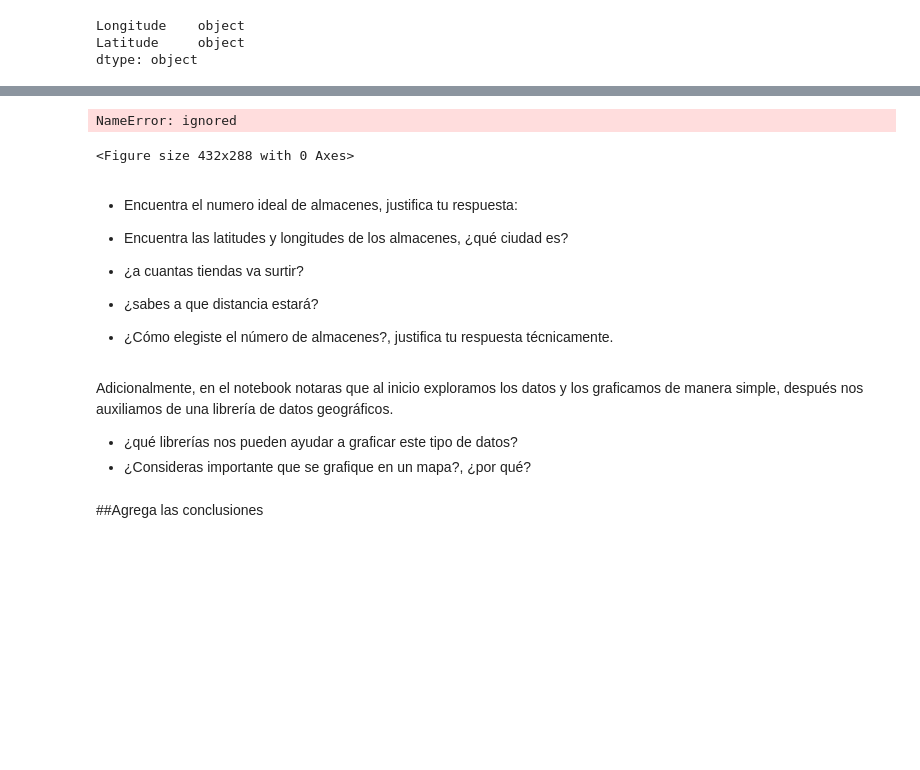
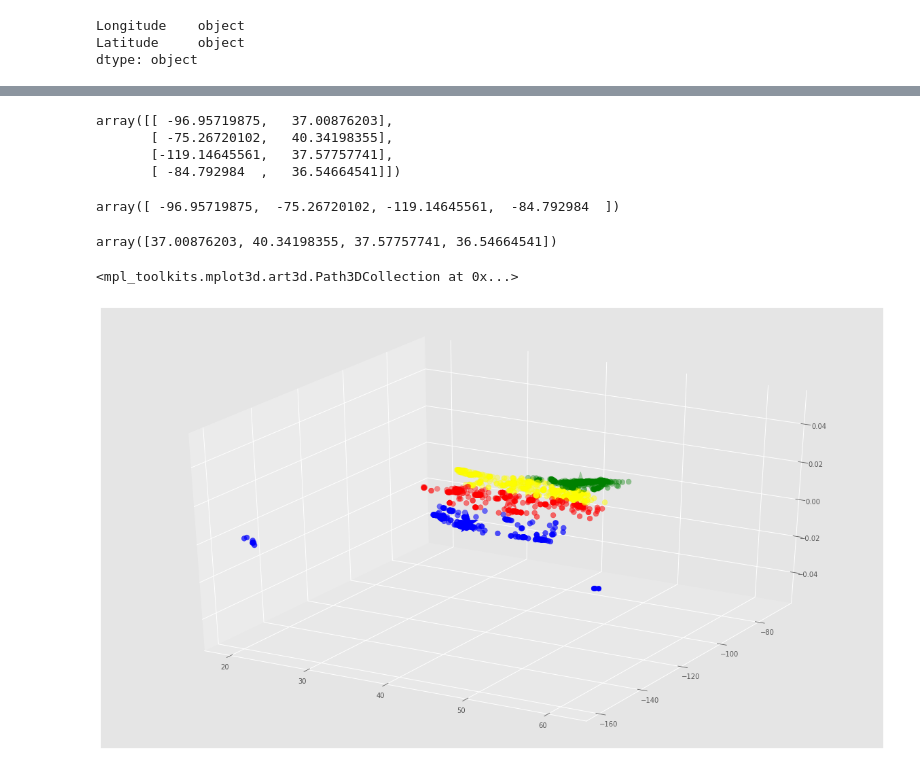
Before and after one commit to PosgradoMNA/actividades-de-aprendizaje-KevinBCruzMejia, a Jupyter notebook: TecMty_kmeans_target_A01794176.ipynb, the cells around one changed output, grey strips where cells are left out. Drawn from its saved outputs; the diff is of its cells as text; code cells hidden in the pictures; blank space fills up the shorter version.

```diff
--- a/TecMty_kmeans_target_A01794176.ipynb
+++ b/TecMty_kmeans_target_A01794176.ipynb
@@ -336,31 +345,32 @@ Zip Code :  18962
+# %%
+C
+# %% [output]
+array([[ -96.95719875,   37.00876203],
+       [ -75.26720102,   40.34198355],
+       [-119.14645561,   37.57757741],
+       [ -84.792984  ,   36.54664541]])
+# %%
+C[:, 0]
+# %% [output]
+array([ -96.95719875,  -75.26720102, -119.14645561,  -84.792984  ])
+# %%
+C[:, 1]
+# %% [output]
+array([37.00876203, 40.34198355, 37.57757741, 36.54664541])
 # %%
 # Predicting the clusters
 labels = kmeans.predict(X)
 # Getting the cluster centers
 C = kmeans.cluster_centers_
-colores=['red','green','blue','cyan','yellow']
+colores=['red','green','blue','yellow']
 asignar=[]
 for row in labels:
     asignar.append(colores[row])
 
 fig = plt.figure()
 ax = Axes3D(fig)
-ax.scatter(X[:, 0], X[:, 1], X[:, 2], c=asignar,s=60)
-ax.scatter(C[:, 0], C[:, 1], C[:, 2], marker='*', c=colores, s=1000)
+ax.scatter(X.latitude,X.longitude, c=asignar,s=60)
+ax.scatter(C[:, 1],C[:, 0], marker='*', c=colores, s=1000)
 # %% [output]
-NameError: ignored
+<mpl_toolkits.mplot3d.art3d.Path3DCollection at 0x...>
-<Figure size 432x288 with 0 Axes>
+[figure, added]
-# %% [markdown]
-* Encuentra el numero ideal de almacenes, justifica tu respuesta:
-
-* Encuentra las latitudes y longitudes de los almacenes, ¿qué ciudad es?
-* ¿a cuantas tiendas va surtir?
-* ¿sabes a que distancia estará?
-* ¿Cómo elegiste el número de almacenes?, justifica tu respuesta técnicamente.
-# %% [markdown]
-Adicionalmente, en el notebook notaras que al inicio exploramos los datos y los graficamos de manera simple, después nos auxiliamos de una librería de datos geográficos.
-
-* ¿qué librerías nos pueden ayudar a graficar este tipo de datos?
-* ¿Consideras importante que se grafique en un mapa?, ¿por qué?
-# %% [markdown]
-##Agrega las conclusiones
```
Also changed, not shown: parts of 17 cells of this notebook.
